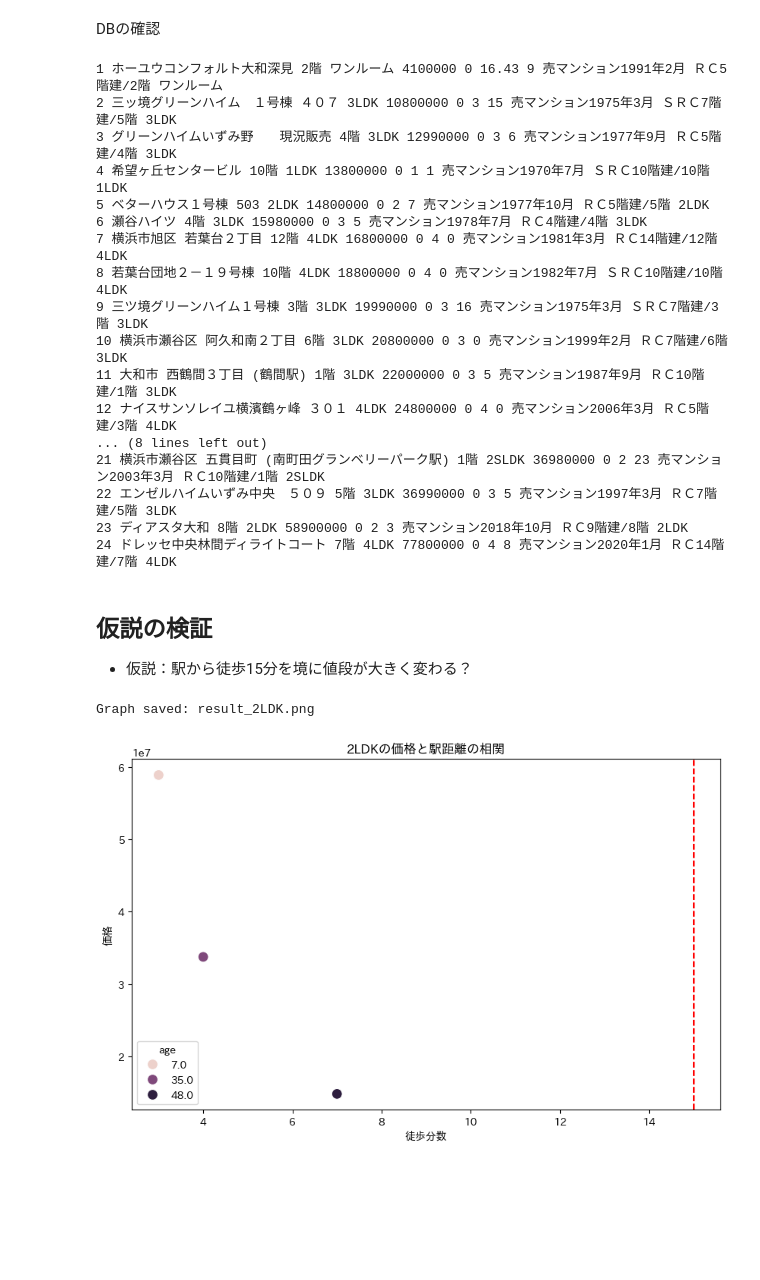
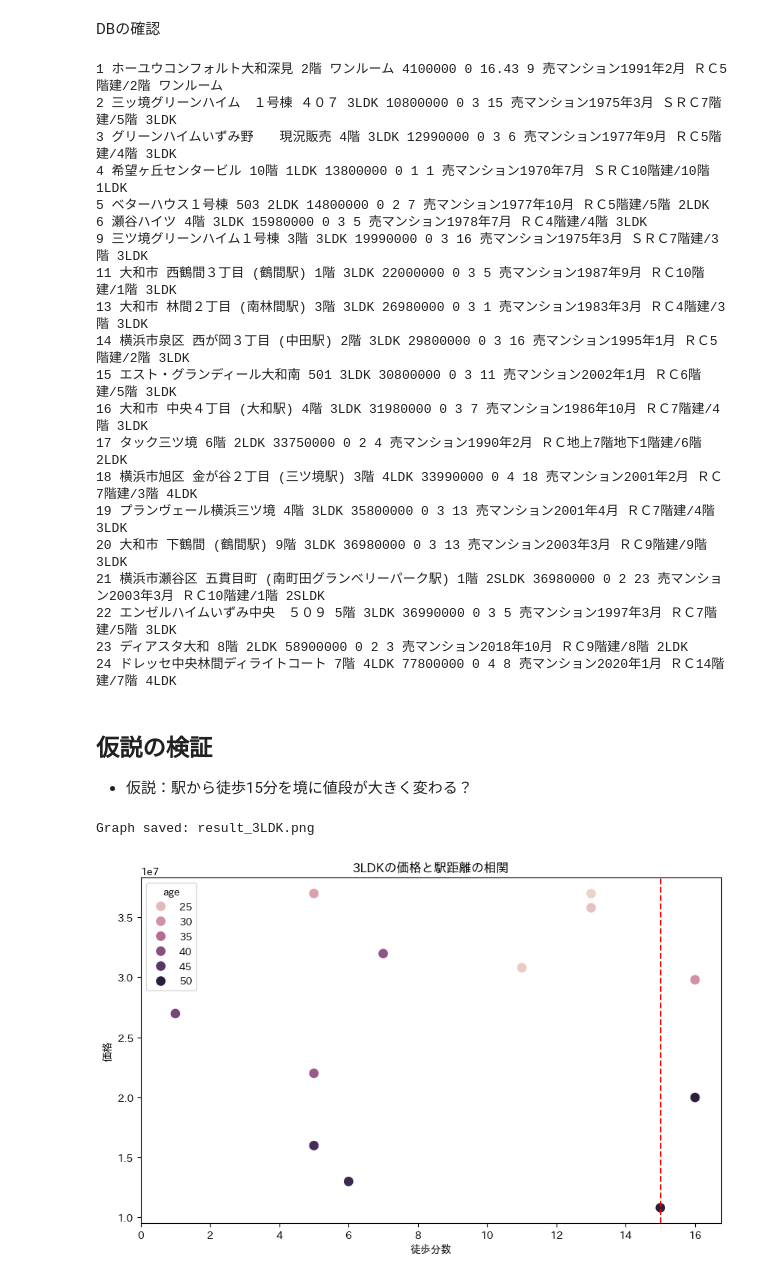
Before and after one commit to mihira-ryouta/dsprog2, a Jupyter notebook: 最終課題/main.ipynb, the cells around one changed output. Saved outputs shown, nothing was run; the diff lists cells and outputs as text; code cells hidden in the pictures; blank space fills up the shorter version.

```diff
--- a/最終課題/main.ipynb
+++ b/最終課題/main.ipynb
@@ -54,7 +54,7 @@ try:
               price INT NOT NULL,
               Management_fee INT NOT NULL,
               area NUMERIC(6, 2) NOT NULL,
-              Walking_minutes INT NOT NULL,
+              Walking_minutes INT NOT,
               Year_of_construction DATE NOT NULL,
               floor INT NOT NULL,
               floor_plan VARCHAR(50) NOT NULL,
@@ -105,12 +105,18 @@ def convert_area(area_text):
     return 0.0
 
 def convert_minutes(minutes_text):
-    if not minutes_text or minutes_text in ["未定", "Unknown", "0"]:
+    # 不明な場合は 0 ではなく None を返す
+    if not minutes_text or minutes_text in ["未定", "Unknown", "不明"]:
+        return None
+
+    # 0分と明記されている場合はそのまま0を返す
+    if minutes_text == "0":
         return 0
+
     match = re.search(r'\d+', str(minutes_text))
     if match:
         return int(match.group())
-    return 0
+    return None
 # %% [markdown]
 スクレイピング
 # %%
@@ -234,15 +244,10 @@ try:
     cur = conn.cursor()
 
     # データを参照するSQL
-    # SELECT * FROM テーブル名;
-    # * の部分は，取得したい列の名前を，区切りで指定することもできる．
     sql = "SELECT id, name, price, Management_fee, area, Walking_minutes, Year_of_construction, floor, floor_plan FROM 不動産;"
 
     # SQL文の実行
     cur.execute(sql)
-
-    # 変更をDBに反映させる
-    # conn.commit()
 
 except sqlite3.Error as e:
     print('エラーが発生しました:', e)
@@ -263,13 +268,16 @@ finally:
 4 希望ヶ丘センタービル 10階 1LDK 13800000 0 1 1 売マンション1970年7月 ＳＲＣ10階建/10階 1LDK
 5 ベターハウス１号棟 503 2LDK 14800000 0 2 7 売マンション1977年10月 ＲＣ5階建/5階 2LDK
 6 瀬谷ハイツ 4階 3LDK 15980000 0 3 5 売マンション1978年7月 ＲＣ4階建/4階 3LDK
-7 横浜市旭区 若葉台２丁目 12階 4LDK 16800000 0 4 0 売マンション1981年3月 ＲＣ14階建/12階 4LDK
-8 若葉台団地２－１９号棟 10階 4LDK 18800000 0 4 0 売マンション1982年7月 ＳＲＣ10階建/10階 4LDK
 9 三ツ境グリーンハイム１号棟 3階 3LDK 19990000 0 3 16 売マンション1975年3月 ＳＲＣ7階建/3階 3LDK
-10 横浜市瀬谷区 阿久和南２丁目 6階 3LDK 20800000 0 3 0 売マンション1999年2月 ＲＣ7階建/6階 3LDK
 11 大和市 西鶴間３丁目 (鶴間駅) 1階 3LDK 22000000 0 3 5 売マンション1987年9月 ＲＣ10階建/1階 3LDK
-12 ナイスサンソレイユ横濱鶴ヶ峰 ３０１ 4LDK 24800000 0 4 0 売マンション2006年3月 ＲＣ5階建/3階 4LDK
-... (8 lines left out)
+13 大和市 林間２丁目 (南林間駅) 3階 3LDK 26980000 0 3 1 売マンション1983年3月 ＲＣ4階建/3階 3LDK
+14 横浜市泉区 西が岡３丁目 (中田駅) 2階 3LDK 29800000 0 3 16 売マンション1995年1月 ＲＣ5階建/2階 3LDK
+15 エスト・グランディール大和南 501 3LDK 30800000 0 3 11 売マンション2002年1月 ＲＣ6階建/5階 3LDK
+16 大和市 中央４丁目 (大和駅) 4階 3LDK 31980000 0 3 7 売マンション1986年10月 ＲＣ7階建/4階 3LDK
+17 タック三ツ境 6階 2LDK 33750000 0 2 4 売マンション1990年2月 ＲＣ地上7階地下1階建/6階 2LDK
+18 横浜市旭区 金が谷２丁目 (三ツ境駅) 3階 4LDK 33990000 0 4 18 売マンション2001年2月 ＲＣ7階建/3階 4LDK
+19 プランヴェール横浜三ツ境 4階 3LDK 35800000 0 3 13 売マンション2001年4月 ＲＣ7階建/4階 3LDK
+20 大和市 下鶴間 (鶴間駅) 9階 3LDK 36980000 0 3 13 売マンション2003年3月 ＲＣ9階建/9階 3LDK
 21 横浜市瀬谷区 五貫目町 (南町田グランベリーパーク駅) 1階 2SLDK 36980000 0 2 23 売マンション2003年3月 ＲＣ10階建/1階 2SLDK
 22 エンゼルハイムいずみ中央　５０９ 5階 3LDK 36990000 0 3 5 売マンション1997年3月 ＲＣ7階建/5階 3LDK
 23 ディアスタ大和 8階 2LDK 58900000 0 2 3 売マンション2018年10月 ＲＣ9階建/8階 2LDK
@@ -280,34 +288,50 @@ finally:
 # %%
 import japanize_matplotlib
 
 class SimpleAnalyze:
     def __init__(self, db_path):
         self.db_path = db_path
 
-    def analysis(self, target_ldk='2LDK'):
+    def analysis(self, target_ldk='3LDK'):
         #DBからデータを読み込む
         with sqlite3.connect(self.db_path) as conn:
             df = pd.read_sql(f"SELECT * FROM 不動産 WHERE floor_plan = '{target_ldk}'", conn)
 
         # 築年数の計算
         df['year'] = df['Year_of_construction'].str.extract(r'(\d{4})').astype(float)
         df['age'] = 2025 - df['year']
 
+        #未表示の部分
+        actual_max = df['Walking_minutes'].max()
+        if pd.isna(actual_max): actual_max = 0
+        unknown_pos = actual_max + 2
+
+        df['walking_label'] = df['Walking_minutes'].fillna('徒歩表示なし')
+        df['plot_mins'] = df['Walking_minutes'].fillna(unknown_pos)
+
         #散布図の作成
         plt.figure(figsize=(10, 6))
-        sns.scatterplot(data=df, x='Walking_minutes', y='price', hue='age', s=100)
+        sns.scatterplot(data=df, x='plot_mins', y='price', hue='age', s=100)
 
         #15分のところに線を引く
         plt.axvline(15, color='red', linestyle='--')
+
+        ticks = list(range(0, int(actual_max) + 1, 2))
+        labels = [str(t) for t in ticks]
+        plt.xticks(ticks, labels)
+
+        #端っこに「徒歩表示なし」を追加
+        ticks.append(unknown_pos)
+        labels.append('徒歩表示なし')
 
         plt.title(f'{target_ldk}の価格と駅距離の相関')
         plt.xlabel('徒歩分数')
         plt.ylabel('価格')
         plt.savefig(f'result_{target_ldk}.png')
         print(f"Graph saved: result_{target_ldk}.png")
 
 analyzer = SimpleAnalyze('real_estate.db')
-analyzer.analysis('2LDK')
+analyzer.analysis('3LDK')
 # %% [output]
-Graph saved: result_2LDK.png
+Graph saved: result_3LDK.png
-[figure, old version]
+[figure, new version]
```
Also changed, not shown: parts of 1 cell of this notebook.
